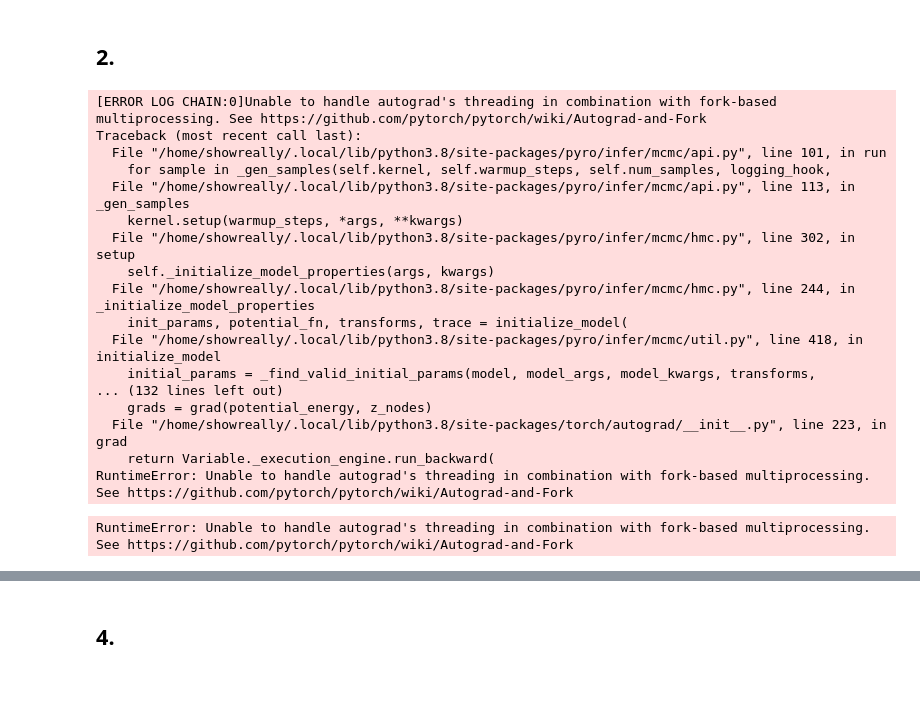
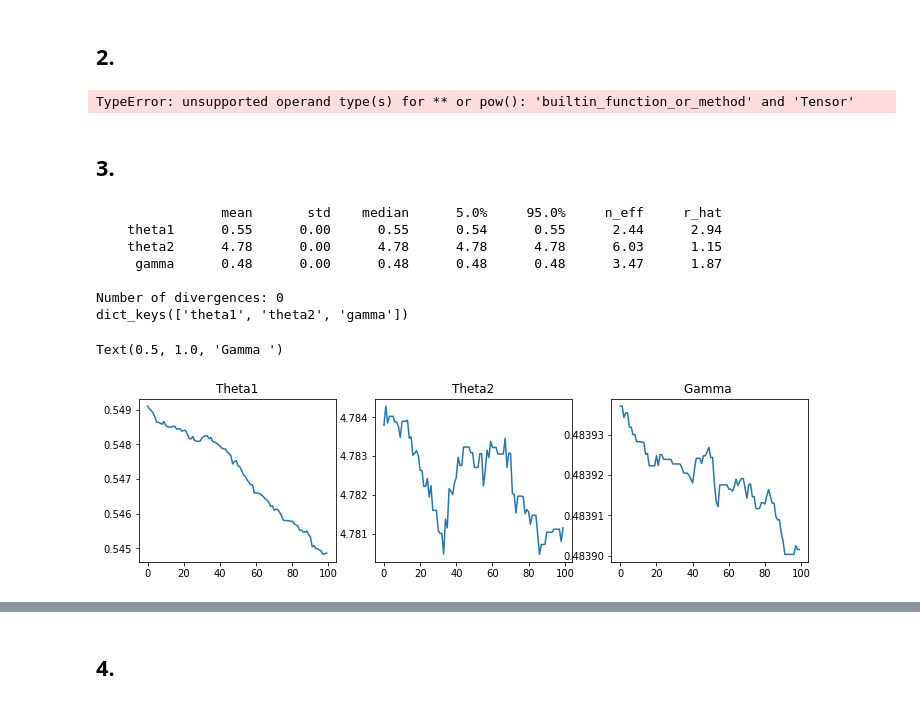
Before and after one commit to MarcoSciorilli/Probabilistic_Machine_Learning, a Jupyter notebook: Homework_4/Homework_4.ipynb, the cells around one changed output, grey strips where cells are left out. Drawn from its saved outputs; the diff is of its cells as text; code cells hidden in the pictures.

```diff
--- a/Homework_4/Homework_4.ipynb
+++ b/Homework_4/Homework_4.ipynb
@@ -113,38 +126,55 @@ plt.show()
 ## 2.
 # %%
 def noisy_obs(obs: T) -> None:
-    '''
 
-    '''
+    # create a tensor the the x observations
     x_obs = torch.tensor(obs[0])
+
+    # create a tensor the the y observations
     y_obs = torch.tensor(obs[1])
     theta1 = pyro.sample("theta1", dist.Exponential(2.))
     theta2 = pyro.sample("theta2", dist.Exponential(0.2))
     gamma = pyro.sample("gamma", dist.Uniform(0,0.5))
+
+    # find the y for our model, and put it in a tensor
     y = [(math.e ** (theta1 * obs[0][i]) + theta2)/obs[0][i] for i in range(len(x_obs))]
     y = torch.tensor(y)
     pyro.sample("y", dist.Normal(y, gamma), obs=y_obs)
 # %%
 kernel = NUTS(noisy_obs)
-mcmc = MCMC(kernel, warmup_steps=2000, num_samples=100, num_chains=2)
+mcmc = MCMC(kernel, warmup_steps=2000, num_samples=100, num_chains=1)
 mcmc.run(obs=data)
-mcmc.summary()
 # %% [output]
-[ERROR LOG CHAIN:0]Unable to handle autograd's threading in combination with fork-based multiprocessing. See https://github.com/pytorch/pytorch/wiki/Autograd-and-Fork
-Traceback (most recent call last):
-  File "/home/showreally/.local/lib/python3.8/site-packages/pyro/infer/mcmc/api.py", line 101, in run
-    for sample in _gen_samples(self.kernel, self.warmup_steps, self.num_samples, logging_hook,
-  File "/home/showreally/.local/lib/python3.8/site-packages/pyro/infer/mcmc/api.py", line 113, in _gen_samples
-    kernel.setup(warmup_steps, *args, **kwargs)
-  File "/home/showreally/.local/lib/python3.8/site-packages/pyro/infer/mcmc/hmc.py", line 302, in setup
-    self._initialize_model_properties(args, kwargs)
-  File "/home/showreally/.local/lib/python3.8/site-packages/pyro/infer/mcmc/hmc.py", line 244, in _initialize_model_properties
-    init_params, potential_fn, transforms, trace = initialize_model(
-  File "/home/showreally/.local/lib/python3.8/site-packages/pyro/infer/mcmc/util.py", line 418, in initialize_model
-    initial_params = _find_valid_initial_params(model, model_args, model_kwargs, transforms,
-... (132 lines left out)
-    grads = grad(potential_energy, z_nodes)
-  File "/home/showreally/.local/lib/python3.8/site-packages/torch/autograd/__init__.py", line 223, in grad
-    return Variable._execution_engine.run_backward(
-RuntimeError: Unable to handle autograd's threading in combination with fork-based multiprocessing. See https://github.com/pytorch/pytorch/wiki/Autograd-and-Fork
+TypeError: unsupported operand type(s) for ** or pow(): 'builtin_function_or_method' and 'Tensor'
-RuntimeError: Unable to handle autograd's threading in combination with fork-based multiprocessing. See https://github.com/pytorch/pytorch/wiki/Autograd-and-Fork
+# %% [markdown]
+## 3.
+# %%
+mcmc.summary()
+mcmc_samples = mcmc.get_samples(group_by_chain=True)
+
+# create a list of samples for each parameter
+chains = []
+chains.append(mcmc_samples["theta1"])
+chains.append(mcmc_samples["theta2"])
+chains.append(mcmc_samples["gamma"])
+
+n_chains, n_samples = chains[0].shape
+
+# plot
+fig, ax = plt.subplots(1, 3, figsize=(12,3))
+sns.lineplot(x=range(n_samples), y=chains[0][0], ax=ax[0])
+ax[0].set_title("Theta1")
+sns.lineplot(x=range(n_samples), y=chains[1][0], ax=ax[1])
+ax[1].set_title("Theta2")
+sns.lineplot(x=range(n_samples), y=chains[2][0], ax=ax[2])
+ax[2].set_title("Gamma ")
+# %% [output]
+                mean       std    median      5.0%     95.0%     n_eff     r_hat
+    theta1      0.55      0.00      0.55      0.54      0.55      2.44      2.94
+    theta2      4.78      0.00      4.78      4.78      4.78      6.03      1.15
+     gamma      0.48      0.00      0.48      0.48      0.48      3.47      1.87
+
+Number of divergences: 0
+dict_keys(['theta1', 'theta2', 'gamma'])
+Text(0.5, 1.0, 'Gamma ')
+[figure, added]
```
Also changed, not shown: parts of 6 cells of this notebook, 1 other file.
